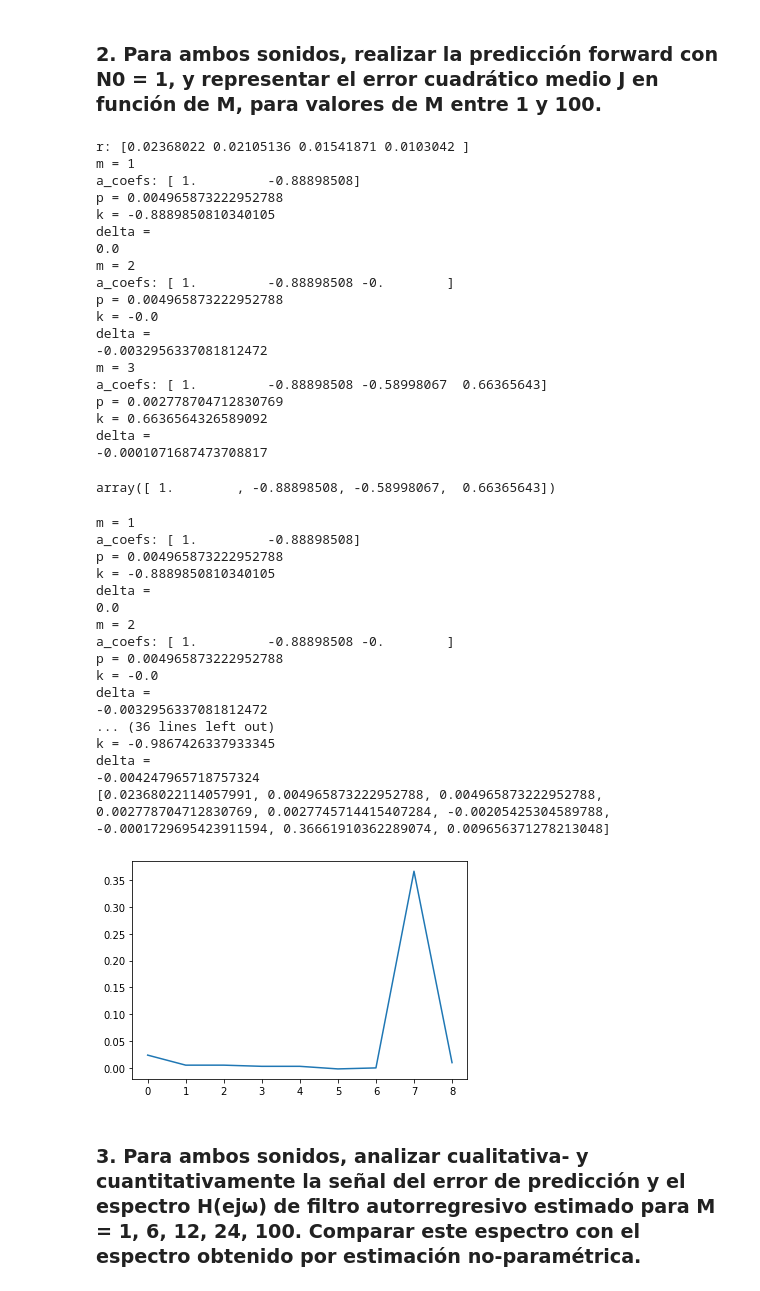
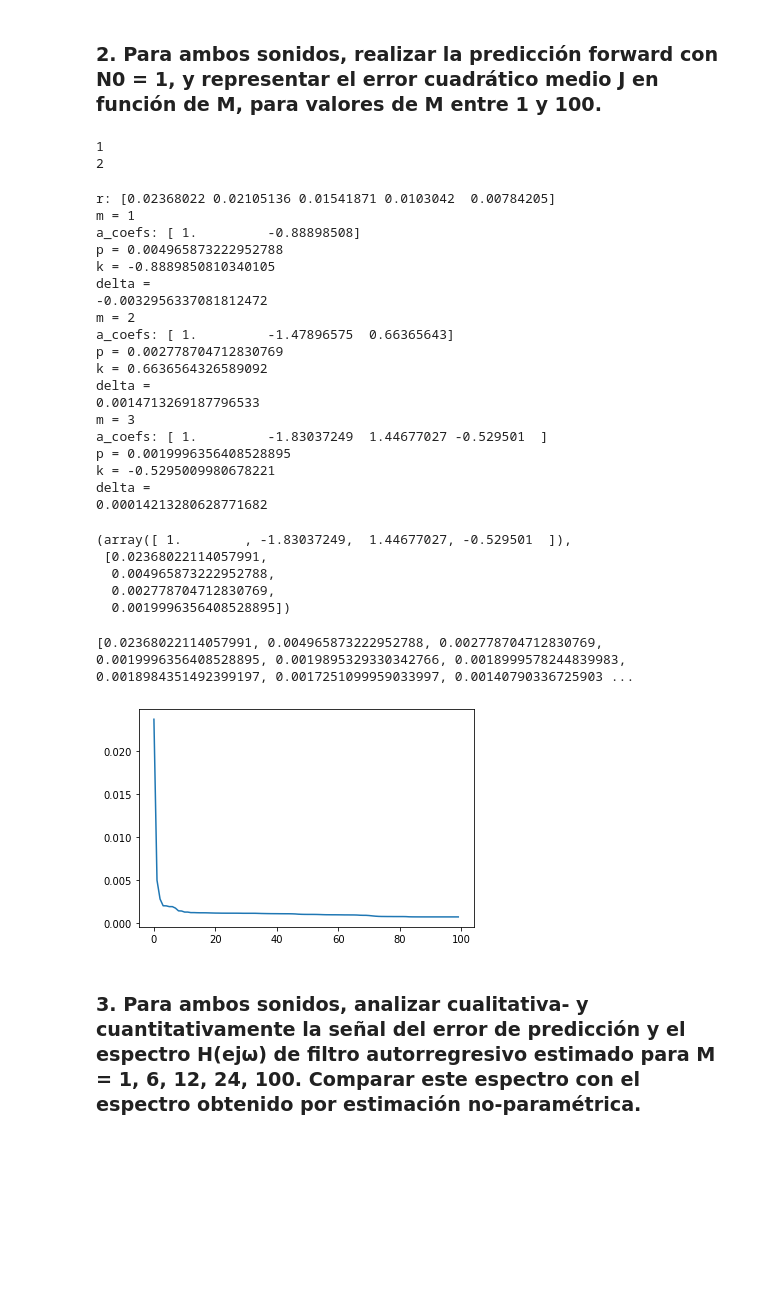
Before and after one commit to ManuMollon261297/PASA, a Jupyter notebook: TP3/linear_prediction.ipynb, the cells around one changed output. Drawn from its saved outputs; the diff is of its cells as text; code cells hidden in the pictures; blank space fills up the shorter version.

Commit message:
Pareceria que Levinson Durbin ya funca

```diff
--- a/TP3/linear_prediction.ipynb
+++ b/TP3/linear_prediction.ipynb
@@ -63,6 +55,12 @@ Number of samples = 19616
 [interactive output not drawn]
 # %% [markdown]
 ### 2. Para ambos sonidos, realizar la predicción forward con N0 = 1, y representar el error cuadrático medio J en función de M, para valores de M entre 1 y 100.
+# %%
+prueba = [1,2,3,4]
+for i in range(1,3): print(i)
+# %% [output]
+1
+2
 # %%
 def autocorreltion(x):
   norm_x = (x - x.mean())/(abs(x).max())
@@ -71,7 +69,7 @@ def autocorreltion(x):
 def LevinsonDurbin(r,debug = False):
   last_delta = np.conj(r[1])
   a_coefs = 1
-  M = len(r)
+  M = len(r)-1
   P_values = []
   P_values.append(r[0])
   for i in range(1,M):
@@ -82,7 +80,7 @@ def LevinsonDurbin(r,debug = False):
     if (i>1):
       a_coefs[1:-1] = last_coefs[1:] + k*np.flip(np.conj(last_coefs[1:]))
     P_values.append( P_values[-1] * (1- (abs(k)**2) ) )
-    last_delta = np.dot(np.flip(r[0:i+1]),a_coefs)
+    last_delta = np.dot(np.flip(r[1:i+2]),a_coefs)
     if debug:
       print("m = "+str(i))
       print("a_coefs:",a_coefs)
@@ -93,58 +91,46 @@ def LevinsonDurbin(r,debug = False):
   return a_coefs,P_values
 # %%
 #Testeo de Levinson Durbin
-M=4
+M=5
 r = autocorreltion(resampled_a)
 r = r[r.argmax():r.argmax()+M]
 print("r:",r)
 LevinsonDurbin(r,debug = True)
 # %% [output]
-r: [0.02368022 0.02105136 0.01541871 0.0103042 ]
+r: [0.02368022 0.02105136 0.01541871 0.0103042  0.00784205]
 m = 1
 a_coefs: [ 1.         -0.88898508]
 p = 0.004965873222952788
 k = -0.8889850810340105
 delta =
-0.0
+-0.0032956337081812472
 m = 2
-a_coefs: [ 1.         -0.88898508 -0.        ]
-p = 0.004965873222952788
-k = -0.0
-delta =
--0.0032956337081812472
-m = 3
-a_coefs: [ 1.         -0.88898508 -0.58998067  0.66365643]
+a_coefs: [ 1.         -1.47896575  0.66365643]
 p = 0.002778704712830769
 k = 0.6636564326589092
 delta =
--0.0001071687473708817
+0.0014713269187796533
+m = 3
+a_coefs: [ 1.         -1.83037249  1.44677027 -0.529501  ]
+p = 0.0019996356408528895
+k = -0.5295009980678221
+delta =
+0.00014213280628771682
-array([ 1.        , -0.88898508, -0.58998067,  0.66365643])
+(array([ 1.        , -1.83037249,  1.44677027, -0.529501  ]),
+ [0.02368022114057991,
+  0.004965873222952788,
+  0.002778704712830769,
+  0.0019996356408528895])
 # %%
-M=9
+M=101
 r = autocorreltion(resampled_a)
 r = r[r.argmax():r.argmax()+M]
-_, p_list = LevinsonDurbin(r,debug=True)
+_, p_list = LevinsonDurbin(r)
 plt.plot(p_list)
 print(p_list)
 # %% [output]
-m = 1
-a_coefs: [ 1.         -0.88898508]
-p = 0.004965873222952788
-k = -0.8889850810340105
-delta =
-0.0
-m = 2
-a_coefs: [ 1.         -0.88898508 -0.        ]
-p = 0.004965873222952788
-k = -0.0
-delta =
--0.0032956337081812472
-... (36 lines left out)
-k = -0.9867426337933345
-delta =
--0.004247965718757324
-[0.02368022114057991, 0.004965873222952788, 0.004965873222952788, 0.002778704712830769, 0.0027745714415407284, -0.00205425304589788, -0.0001729695423911594, 0.36661910362289074, 0.009656371278213048]
+[0.02368022114057991, 0.004965873222952788, 0.002778704712830769, 0.0019996356408528895, 0.0019895329330342766, 0.0018999578244839983, 0.0018984351492399197, 0.0017251099959033997, 0.00140790336725903 ...
-[figure, old version]
+[figure, new version]
 # %% [markdown]
 ### 3. Para ambos sonidos, analizar cualitativa- y cuantitativamente la señal del error de predicción y el espectro H(ejω) de filtro autorregresivo estimado para M = 1, 6, 12, 24, 100. Comparar este espectro con el espectro obtenido por estimación no-paramétrica.
 # %% [markdown]
```
Also changed, not shown: parts of 1 cell of this notebook.
